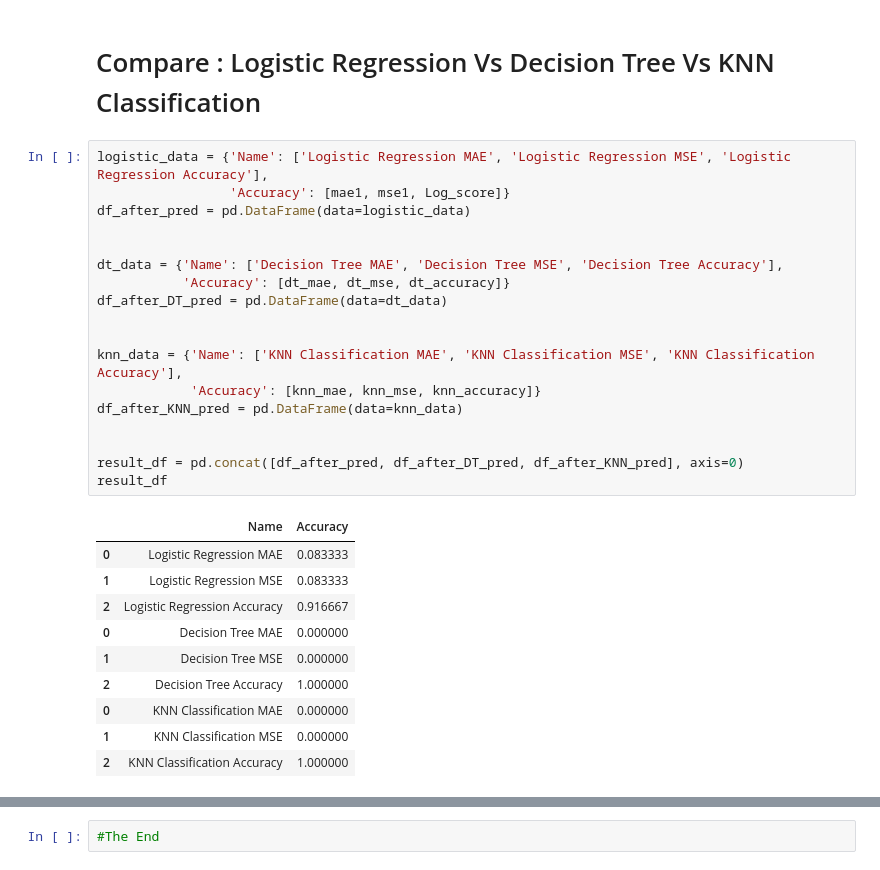
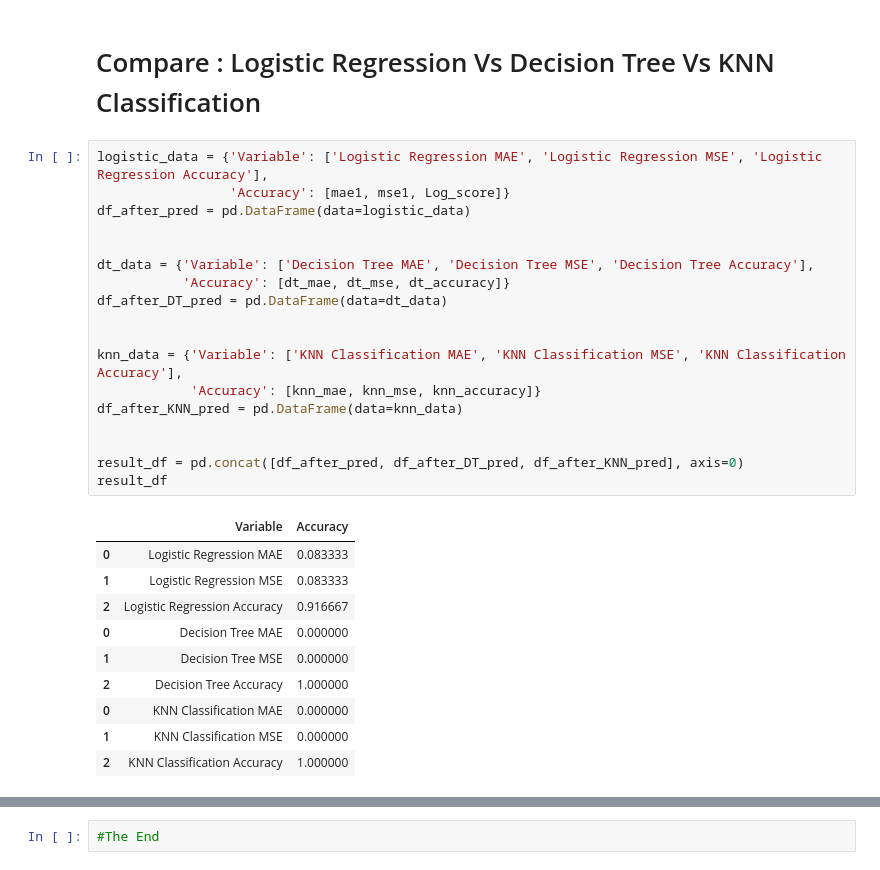
Before and after one commit to NishatTasnim01/LogisticRegression_DecisionTree__KNN, a Jupyter notebook: Class_9_Logistic_Regression.ipynb, the cells around one changed output, grey strips where cells are left out. Drawn from its saved outputs; the diff is of its cells as text.

```diff
--- a/Class_9_Logistic_Regression.ipynb
+++ b/Class_9_Logistic_Regression.ipynb
@@ -378,25 +378,25 @@ plt.show()
 # %% [markdown]
 # Compare : Logistic Regression Vs Decision Tree Vs KNN Classification
 # %%
-logistic_data = {'Name': ['Logistic Regression MAE', 'Logistic Regression MSE', 'Logistic Regression Accuracy'],
+logistic_data = {'Variable': ['Logistic Regression MAE', 'Logistic Regression MSE', 'Logistic Regression Accuracy'],
                  'Accuracy': [mae1, mse1, Log_score]}
 df_after_pred = pd.DataFrame(data=logistic_data)
 
 
-dt_data = {'Name': ['Decision Tree MAE', 'Decision Tree MSE', 'Decision Tree Accuracy'],
+dt_data = {'Variable': ['Decision Tree MAE', 'Decision Tree MSE', 'Decision Tree Accuracy'],
            'Accuracy': [dt_mae, dt_mse, dt_accuracy]}
 df_after_DT_pred = pd.DataFrame(data=dt_data)
 
 
-knn_data = {'Name': ['KNN Classification MAE', 'KNN Classification MSE', 'KNN Classification Accuracy'],
+knn_data = {'Variable': ['KNN Classification MAE', 'KNN Classification MSE', 'KNN Classification Accuracy'],
             'Accuracy': [knn_mae, knn_mse, knn_accuracy]}
 df_after_KNN_pred = pd.DataFrame(data=knn_data)
 
 
 result_df = pd.concat([df_after_pred, df_after_DT_pred, df_after_KNN_pred], axis=0)
 result_df
 # %% [output]
-|  | Name | Accuracy |
+|  | Variable | Accuracy |
 | 0 | Logistic Regression MAE | 0.083333 |
 | 1 | Logistic Regression MSE | 0.083333 |
 | 2 | Logistic Regression Accuracy | 0.916667 |
```
Also changed, not shown: parts of 12 cells of this notebook.
